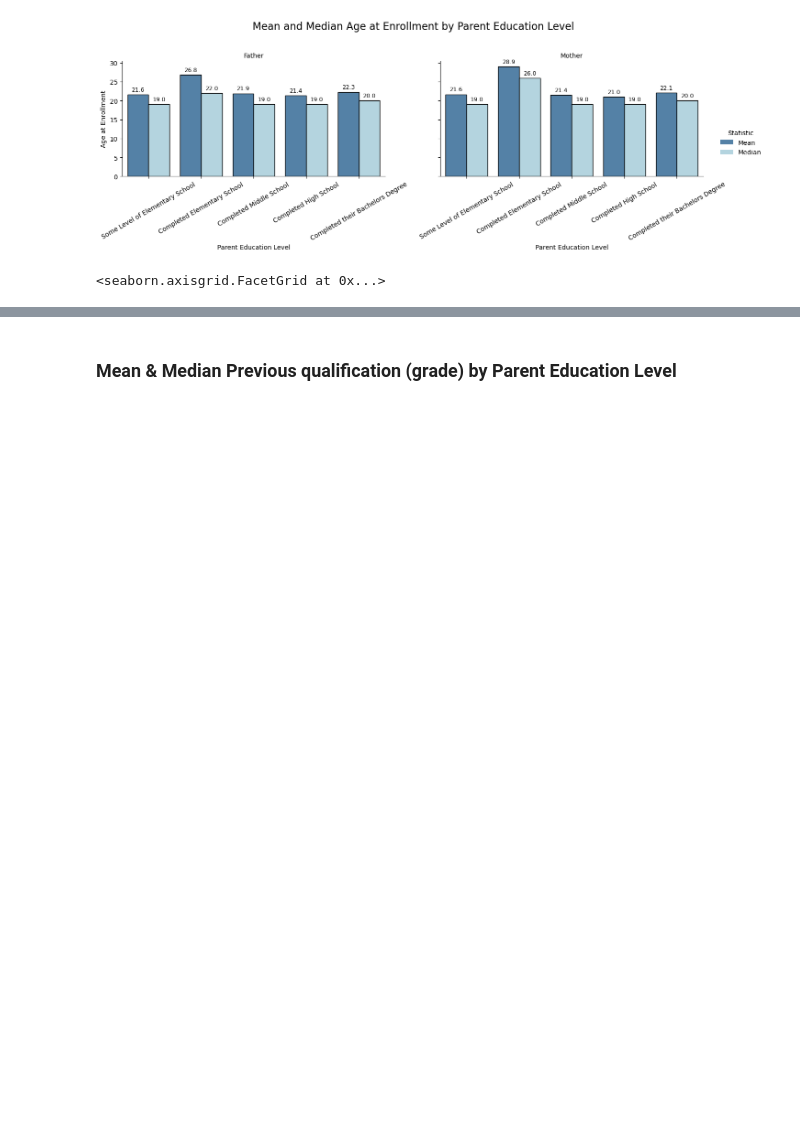
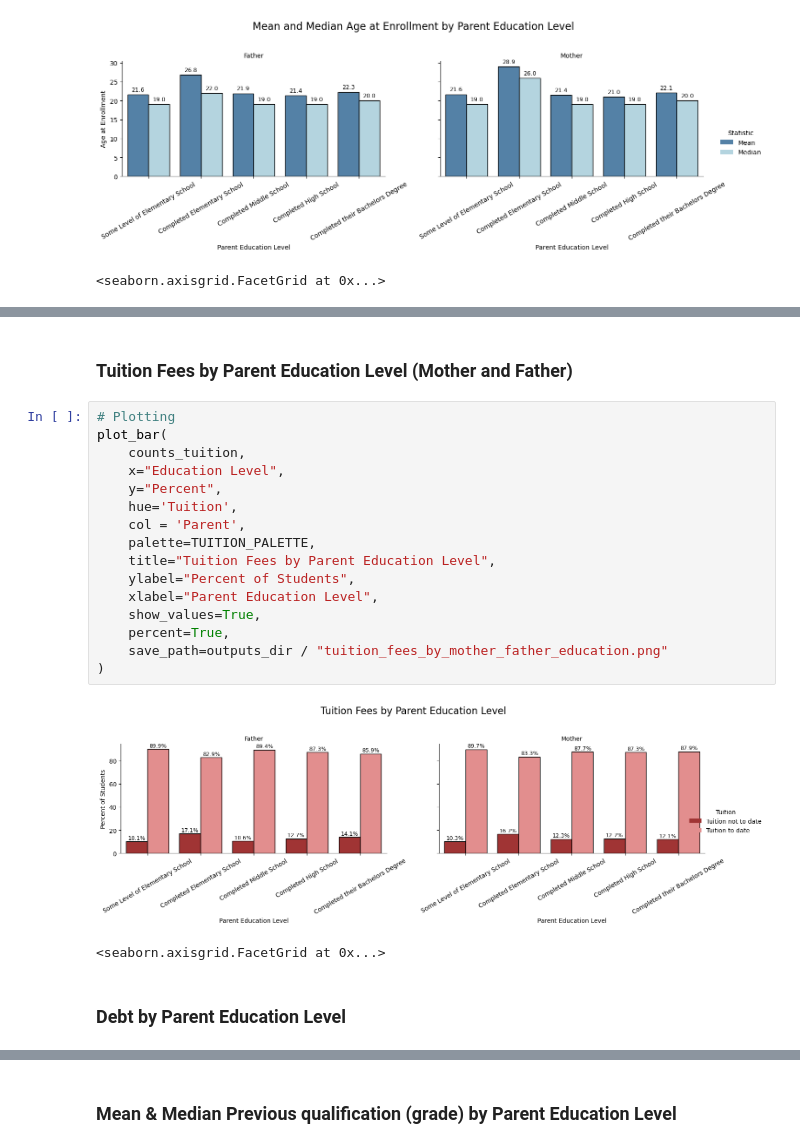
Before and after one commit to UCB-stat-159-f25/final-shrija-owen-allison, a Jupyter notebook: parent_eda.ipynb, the cells around one changed output, grey strips where cells are left out. Saved outputs shown, nothing was run; the diff lists cells and outputs as text; blank space fills up the shorter version.

```diff
--- a/parent_eda.ipynb
+++ b/parent_eda.ipynb
@@ -1191,0 +904,23 @@ plot_bar(
+# %% [markdown]
+### Tuition Fees by Parent Education Level (Mother and Father)
+# %%
+# Plotting
+plot_bar(
+    counts_tuition,
+    x="Education Level",
+    y="Percent",
+    hue='Tuition',
+    col = 'Parent',
+    palette=TUITION_PALETTE,
+    title="Tuition Fees by Parent Education Level",
+    ylabel="Percent of Students",
+    xlabel="Parent Education Level",
+    show_values=True,
+    percent=True,
+    save_path=outputs_dir / "tuition_fees_by_mother_father_education.png"
+)
+# %% [output]
+[figure, added]
+<seaborn.axisgrid.FacetGrid at 0x...>
+# %% [markdown]
+### Debt by Parent Education Level
```
Also changed, not shown: parts of 46 cells of this notebook.
